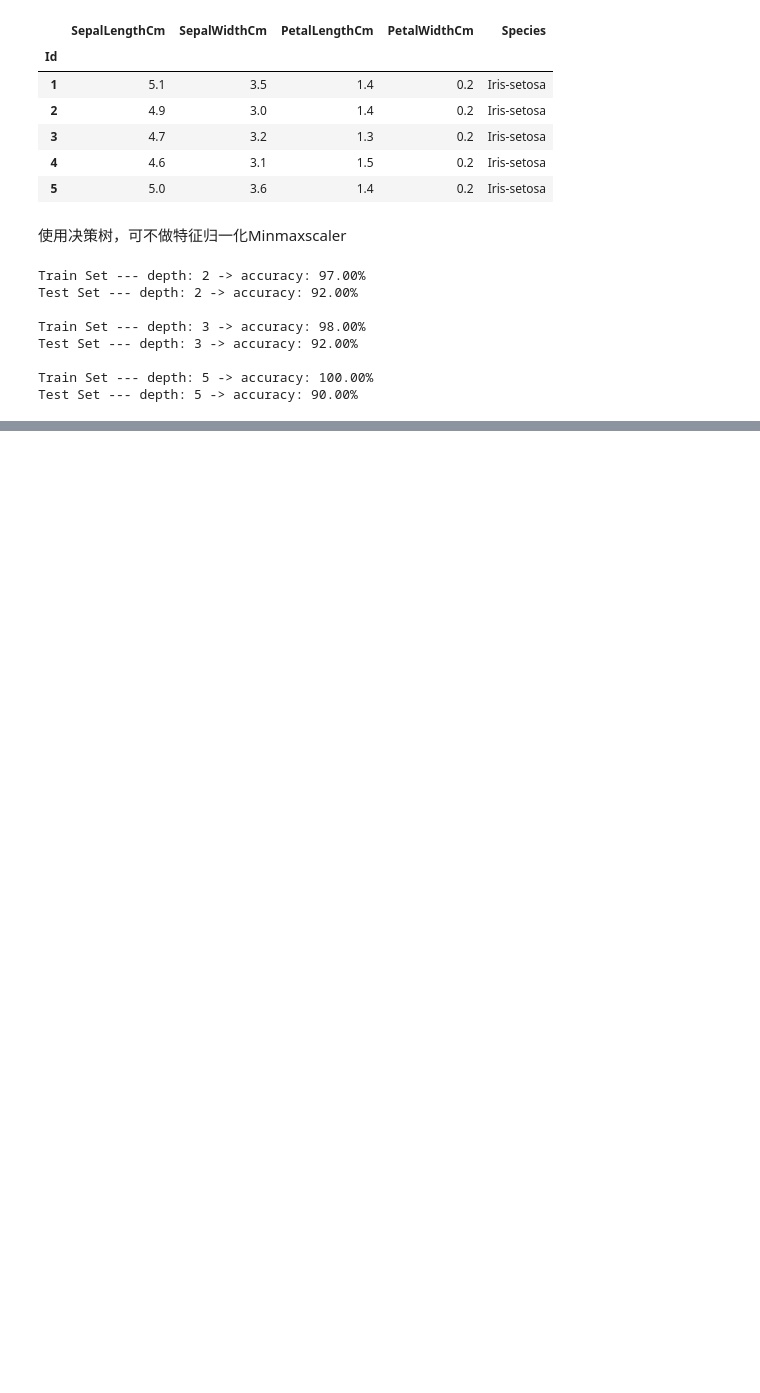
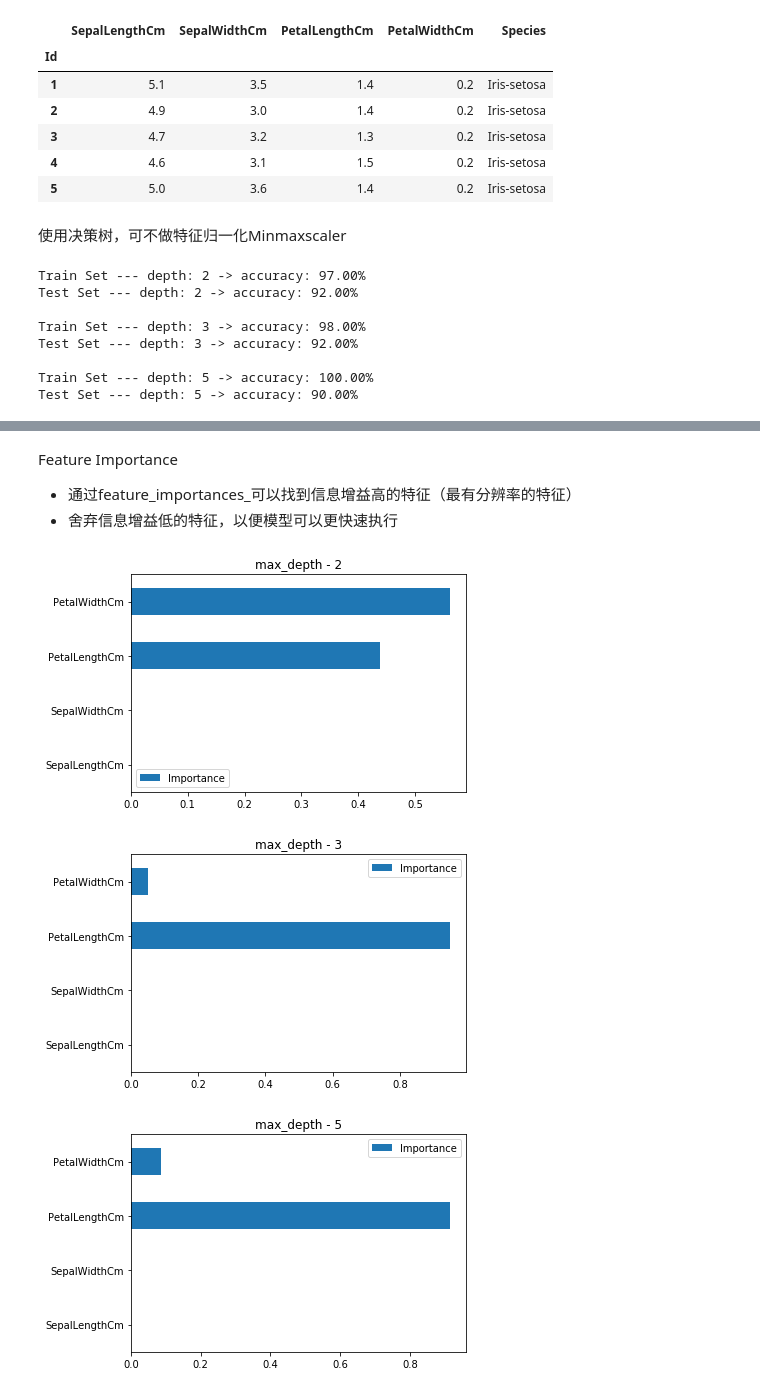
Before and after one commit to davidkorea/MEACHINE_LEARNING, a Jupyter notebook: 1_iris/9_iris_decision_tree.ipynb, the cells around one changed output, grey strips where cells are left out. Drawn from its saved outputs; the diff is of its cells as text; code cells hidden in the pictures; blank space fills up the shorter version.

```diff
--- a/1_iris/9_iris_decision_tree.ipynb
+++ b/1_iris/9_iris_decision_tree.ipynb
@@ -26,12 +27,13 @@ X_train, X_test, y_train, y_test = train_test_split(X,y,test_size=1/3,random_sta
 使用决策树，可不做特征归一化Minmaxscaler
 # %%
 depth = [2,3,5]
+model_list = []
 for d in depth:
     dt_model = DecisionTreeClassifier(max_depth=d)
     dt_model.fit(X_train,y_train)
     acc_te = dt_model.score(X_test,y_test)
     acc_tr = dt_model.score(X_train,y_train)
-
+    model_list.append(dt_model)
     print('Train Set --- depth: {} -> accuracy: {:.2f}%'.format(d,acc_tr*100))
     print('Test Set --- depth: {} -> accuracy: {:.2f}%'.format(d,acc_te*100))
     print()
@@ -48,0 +89,13 @@ Test Set --- depth: 5 -> accuracy: 90.00%
+# %% [markdown]
+Feature Importance
+
+- 通过feature_importances_可以找到信息增益高的特征（最有分辨率的特征）
+- 舍弃信息增益低的特征，以便模型可以更快速执行
+# %%
+for m in model_list:
+    feature_importance_df = pd.DataFrame(m.feature_importances_, columns=['Importance'],index=FEAT_COLS)
+    feature_importance_df.plot(kind='barh',title='max_depth - {}'.format(m.max_depth))
+# %% [output]
+[figure, added]
+[figure, added]
+[figure, added]
```
Also changed, not shown: parts of 7 cells of this notebook, 2 other files.
